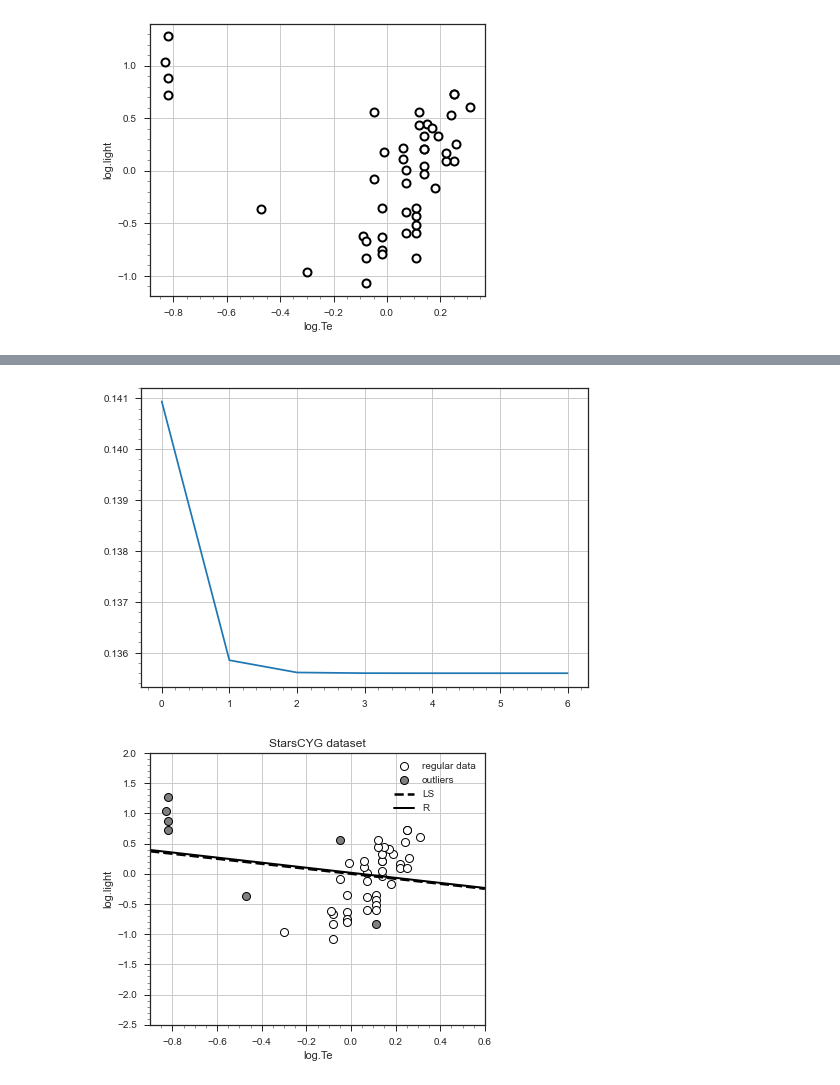
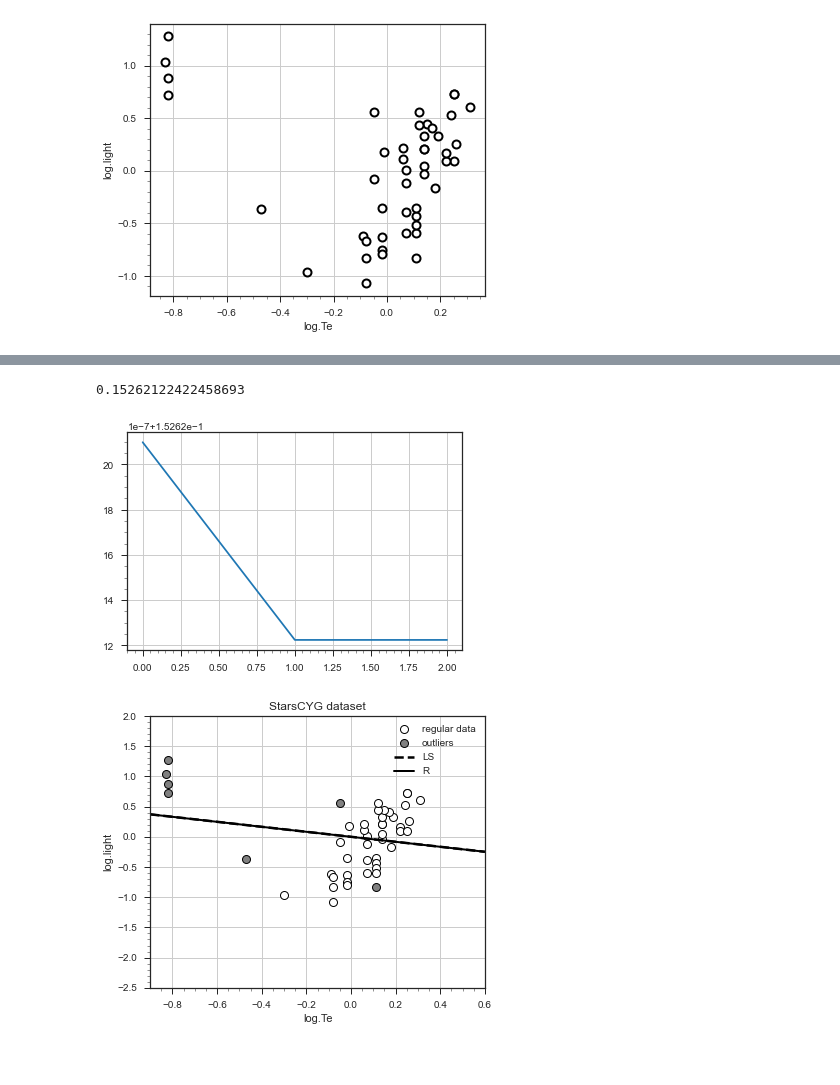
Before and after one commit to intellimath/mlgrad, a Jupyter notebook: examples/test_robust_starsCYG.ipynb, the cells around one changed output, grey strips where cells are left out. Saved outputs shown, nothing was run; the diff lists cells and outputs as text; code cells hidden in the pictures; blank space fills up the shorter version.

```diff
--- a/examples/test_robust_starsCYG.ipynb
+++ b/examples/test_robust_starsCYG.ipynb
@@ -133,15 +133,16 @@ mod21.init_param()
 # %%
 er21 = erisk(Xs, Y, mod21, loss_func_sq)
 alg_fg21 = fg(er21, h=0.001, tol=1.0e-8)
-wg21 = weights.RWeights(func.Sqrt(1.0), er21)
+wg21 = weights.RWeights(er21)
 irgd21 = erm_irgd(alg_fg21, wg21, n_iter=21, tol=1.0e-8, n_restart=2)
 
 plt.plot(irgd21.lvals)
 plt.minorticks_on()
 plt.grid(1)
 plt.show()
 # %% [output]
+0.15262122422458693
-[figure, old version]
+[figure, new version]
 # %%
 plt.figure(figsize=(6.0, 5.0))
 plt.title('StarsCYG dataset')
```
Also changed, not shown: parts of 13 cells of this notebook, 55 other files.
